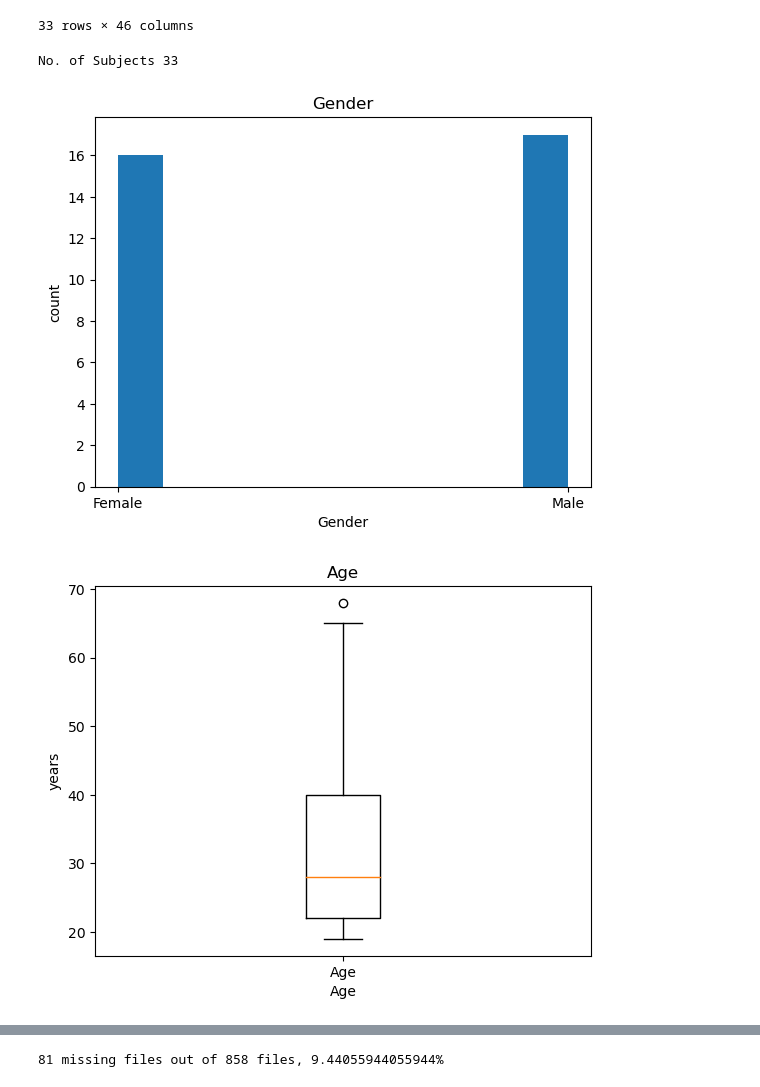
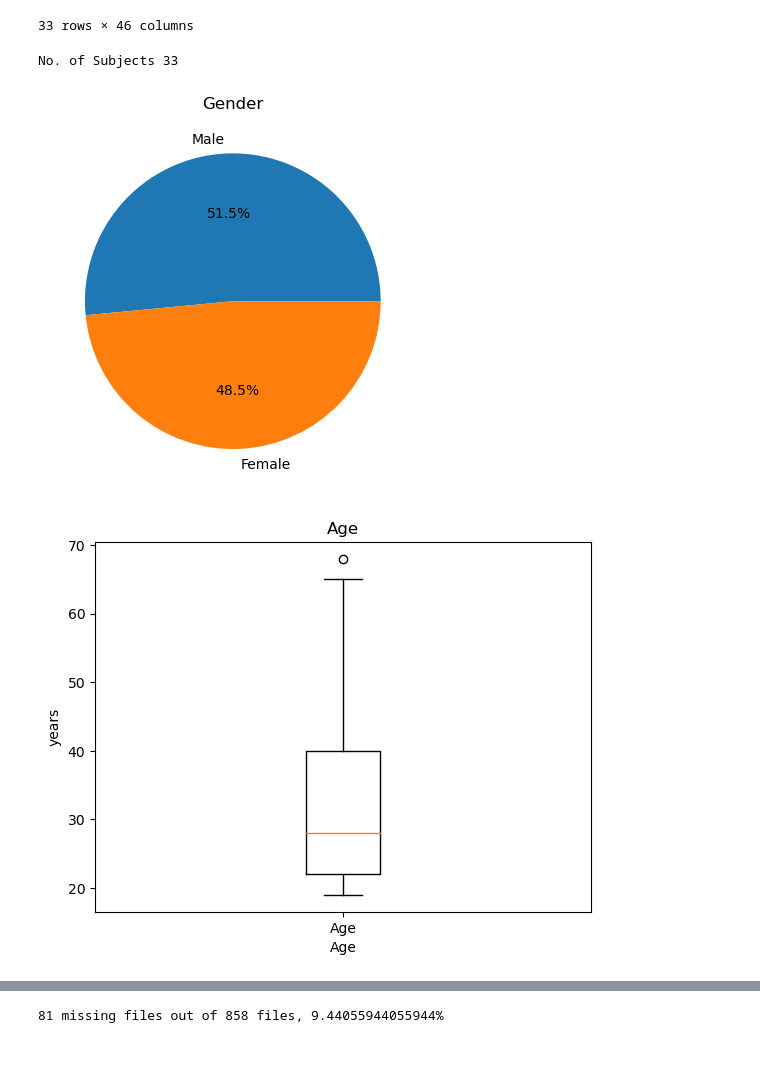
Before and after one commit to vaguebrownfox01/pnoi-corpus_ETL, a Jupyter notebook: SCRIPTS/2_pnoi-dataETL/dataset_etl.ipynb, the cells around one changed output, grey strips where cells are left out. Saved outputs shown, nothing was run; the diff lists cells and outputs as text; code cells hidden in the pictures; blank space fills up the shorter version.

```diff
--- a/SCRIPTS/2_pnoi-dataETL/dataset_etl.ipynb
+++ b/SCRIPTS/2_pnoi-dataETL/dataset_etl.ipynb
@@ -726,7 +726,7 @@ test() if IS_TEST else None
 # %% [markdown]
 ### Processing Data Files
 # %%
-pnoidata_final_process = FinalProcessDataFiles()
+pnoidata_final_process = FinalProcessDataFiles(ver="*")
 pnoidata_final_process.MASTER_DATA_DF
 # %% [output]
 |  | app_code | sub_id | subjectName | subjectGender | subjectAge | subjectType | subjectHeight | subjectWeight | ... |
@@ -760,10 +760,10 @@ class DataStats():
         return subjects, n_subjects
 
     def gender_stats(self) -> pd.DataFrame:
-        geder_stats = self.df["subjectGender"].value_counts()
+        gender_stats = self.df["subjectGender"].value_counts()
 
-        self.hist_plot("Gender", "Gender", self.df["subjectGender"])
-        return geder_stats
+        self.pie_chart(gender_stats.to_dict(), "Gender")
+        return gender_stats
 
     def age_stats(self) -> pd.DataFrame:
         age_stats = self.df["subjectAge"].describe()
@@ -773,7 +773,8 @@ class DataStats():
     def type_stats(self) -> pd.DataFrame:
         type_stats = self.df["subjectType"].value_counts()
 
-        self.hist_plot("Type", "Type", self.df["subjectType"])
+        self.pie_chart(type_stats.to_dict(), "Types")
+
         return type_stats
 
     def body_stats(self) -> pd.DataFrame:
@@ -816,32 +817,38 @@ class DataStats():
         plt.xlabel(label)
         plt.ylabel('count')
         plt.title(title)
         plt.show()
 
+    def pie_chart(self, values: dict, title):
+        plt.pie(values.values(), labels=values.keys(), autopct='%1.1f%%')
+        plt.title(title)
+        plt.show()
+
+
 
     def show_stats(self):
         # subjects
         print("No. of Subjects", self.get_subjects()[1])
 
         # gender stats
         self.gender_stats()
 
         # age stats
         self.age_stats()
 
         # type stats
         self.type_stats()
 
         # body stats
         self.body_stats()
 
         # file stats
         print(self.file_stats())
 
 
 pnoistor_stats = DataStats(pnoidata_final_process.MASTER_DATA_DF)
 pnoistor_stats.show_stats()
 # %% [output]
 No. of Subjects 33
-[figure, old version]
+[figure, new version]
 [figure]
```
Also changed, not shown: parts of 3 cells of this notebook.
